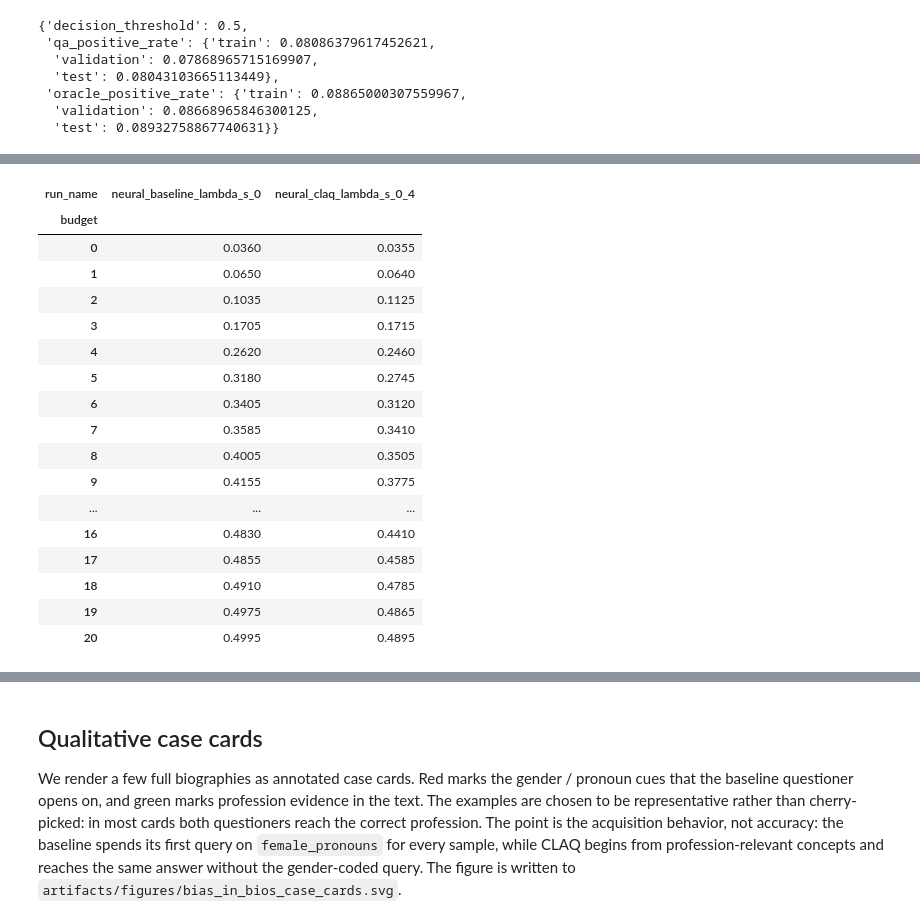
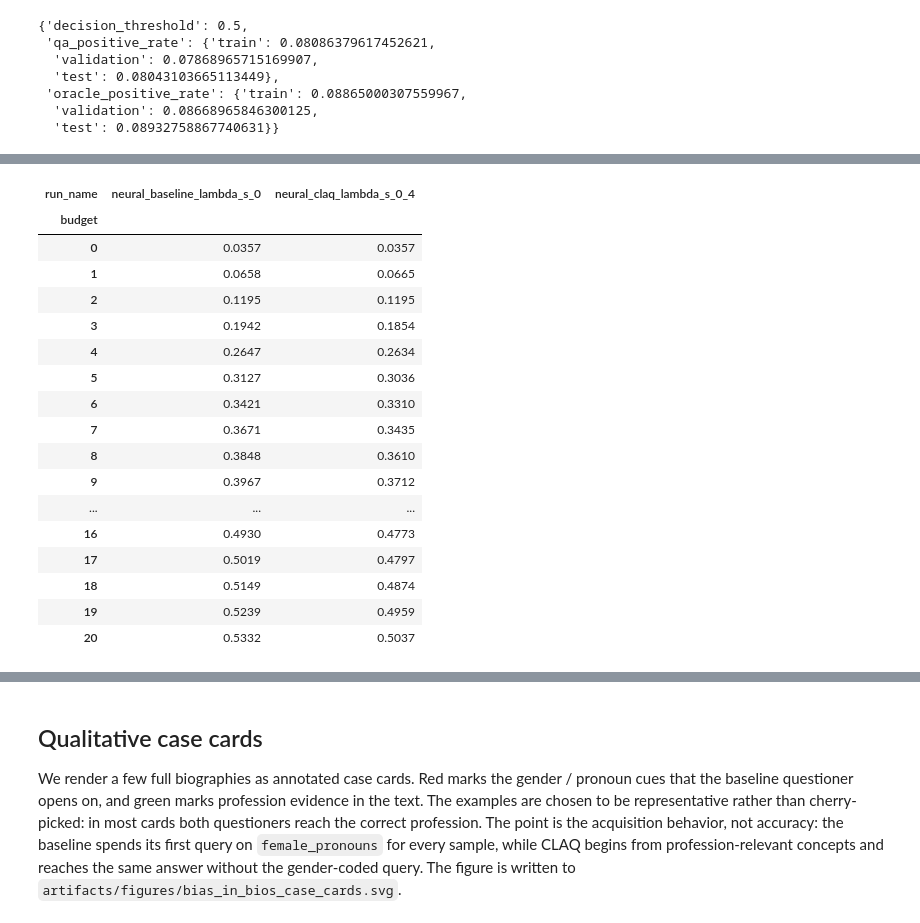
Before and after one commit to amiaty/claq, a Jupyter notebook: notebooks/bias_in_bios_experiment.ipynb, the cells around one changed output, grey strips where cells are left out. Cells and saved outputs as stored; diff of their text form; code cells hidden in the pictures.

```diff
--- a/notebooks/bias_in_bios_experiment.ipynb
+++ b/notebooks/bias_in_bios_experiment.ipynb
@@ -271,7 +271,11 @@ history_config = HistorySamplingConfig(
 def build_neural_claq_models(actor_eps=ACTOR_EPS_START):
     actor = Network(query_size=len(concept_names), output_size=len(concept_names), eps=actor_eps).to(device)
     classifier = Network(query_size=len(concept_names), output_size=num_professions, eps=None).to(device)
-    sensitive_head = Network(query_size=len(concept_names), output_size=1, eps=None).to(device)
+    sensitive_head = Network(
+        query_size=len(concept_names) + num_professions,
+        output_size=1,
+        eps=None,
+    ).to(device)
     return actor, classifier, sensitive_head
 
 {
@@ -280,6 +284,7 @@ def build_neural_claq_models(actor_eps=ACTOR_EPS_START):
     "test_batches": len(test_loader),
     "history_config": history_config,
     "sensitive_target": "dataset gender label, 1=female and 0=male",
+    "sensitive_conditioning": "encoded knowledge state and one-hot profession label",
     "female_share_by_split": {split: float(values.mean()) for split, values in s_by_split.items()},
     "sensitive_concepts": concepts_df.loc[sensitive_indices.cpu().numpy(), "concept"].tolist(),
 }
@@ -354,7 +360,13 @@ def run_neural_claq_epoch(
             logits = classifier(updated_answers)
             loss_task = F.cross_entropy(logits, labels)
 
-            sensitive_logits = sensitive_head(GradientReversal.apply(updated_answers, lambda_s)).squeeze(-1)
+            reversed_knowledge_state = GradientReversal.apply(updated_answers, lambda_s)
+            profession_labels = F.one_hot(labels, num_classes=num_professions).to(
+                device=device,
+                dtype=updated_answers.dtype,
+            )
+            sensitive_input = torch.cat((reversed_knowledge_state, profession_labels), dim=1)
+            sensitive_logits = sensitive_head(sensitive_input).squeeze(-1)
             loss_sensitive = F.binary_cross_entropy_with_logits(sensitive_logits, sensitive_target)
 
             if sensitive_indices.numel() > 0:
@@ -665,50 +677,90 @@ stopping_summary = (
     stopping_summary_by_seed.groupby(["run_name", "confidence_threshold"])
     .agg(
         seeds=("seed", "nunique"),
         coverage=("coverage", "mean"),
         coverage_std=("coverage", "std"),
         mean_questions_when_reached=("mean_questions_when_reached", "mean"),
         accuracy_when_reached=("accuracy_when_reached", "mean"),
     )
     .reset_index()
 )
+# Include zero counts when a concept is not selected by a seed. Grouping only
+# observed rows would overstate mean usage and leave some standard deviations undefined.
+query_usage_index = pd.MultiIndex.from_product(
+    [
+        sorted(query_usage_by_seed["run_name"].unique()),
+        SEEDS,
+        range(1, MAX_QUESTIONS + 1),
+        concept_names,
+    ],
+    names=["run_name", "seed", "budget", "query_concept"],
+)
+query_usage_complete = (
+    query_usage_by_seed.set_index(["run_name", "seed", "budget", "query_concept"])
+    .reindex(query_usage_index, fill_value=0)
+    .reset_index()
+)
 query_usage = (
-    query_usage_by_seed.groupby(["run_name", "budget", "query_concept"])
+    query_usage_complete.groupby(["run_name", "budget", "query_concept"])
     .agg(count=("count", "mean"), count_std=("count", "std"))
     .reset_index()
     .sort_values(["run_name", "budget", "count"], ascending=[True, True, False])
+)
+
+sensitive_concept_names = set(
+    concepts_df.loc[sensitive_indices.cpu().numpy(), "concept"].tolist()
+)
+sensitive_query_summary = (
+    query_usage_complete.assign(
+        is_sensitive=lambda frame: frame["query_concept"].isin(sensitive_concept_names),
+        sensitive_count=lambda frame: frame["count"] * frame["is_sensitive"],
+    )
+    .groupby(["run_name", "seed"], as_index=False)
+    .agg(sensitive_queries=("sensitive_count", "sum"))
+)
+sensitive_query_summary["sensitive_query_rate"] = (
+    sensitive_query_summary["sensitive_queries"]
+    / (len(test_loader.dataset) * MAX_QUESTIONS)
+)
+sensitive_query_summary_aggregate = (
+    sensitive_query_summary.groupby("run_name", as_index=False)
+    .agg(
+        seeds=("seed", "nunique"),
+        sensitive_query_rate=("sensitive_query_rate", "mean"),
+        sensitive_query_rate_std=("sensitive_query_rate", "std"),
+    )
 )
 
 # Per-example qualitative analyses use one declared representative seed; all
 # quantitative summaries above include every seed.
 QUALITATIVE_SEED = SEEDS[0]
 questioner_detail = questioner_detail_by_seed.loc[
     questioner_detail_by_seed["seed"].eq(QUALITATIVE_SEED)
 ].copy()
 questioner_queries = questioner_queries_by_seed.loc[
     questioner_queries_by_seed["seed"].eq(QUALITATIVE_SEED)
 ].copy()
 
 questioner_curve.pivot(index="budget", columns="run_name", values="accuracy").head(MAX_QUESTIONS + 1)
 # %% [output]
 | run_name | neural_baseline_lambda_s_0 | neural_claq_lambda_s_0_4 |
 | budget |  |  |
-| 0 | 0.0360 | 0.0355 |
-| 1 | 0.0650 | 0.0640 |
-| 2 | 0.1035 | 0.1125 |
-| 3 | 0.1705 | 0.1715 |
-| 4 | 0.2620 | 0.2460 |
-| 5 | 0.3180 | 0.2745 |
-| 6 | 0.3405 | 0.3120 |
-| 7 | 0.3585 | 0.3410 |
-| 8 | 0.4005 | 0.3505 |
-| 9 | 0.4155 | 0.3775 |
+| 0 | 0.0357 | 0.0357 |
+| 1 | 0.0658 | 0.0665 |
+| 2 | 0.1195 | 0.1195 |
+| 3 | 0.1942 | 0.1854 |
+| 4 | 0.2647 | 0.2634 |
+| 5 | 0.3127 | 0.3036 |
+| 6 | 0.3421 | 0.3310 |
+| 7 | 0.3671 | 0.3435 |
+| 8 | 0.3848 | 0.3610 |
+| 9 | 0.3967 | 0.3712 |
 | ... | ... | ... |
-| 16 | 0.4830 | 0.4410 |
-| 17 | 0.4855 | 0.4585 |
-| 18 | 0.4910 | 0.4785 |
-| 19 | 0.4975 | 0.4865 |
-| 20 | 0.4995 | 0.4895 |
+| 16 | 0.4930 | 0.4773 |
+| 17 | 0.5019 | 0.4797 |
+| 18 | 0.5149 | 0.4874 |
+| 19 | 0.5239 | 0.4959 |
+| 20 | 0.5332 | 0.5037 |
 # %%
 def format_query_path(query_df, run_name, row_idx, max_budget=10):
     path = query_df.loc[
```
Also changed, not shown: parts of 6 cells of this notebook, 28 other files.
